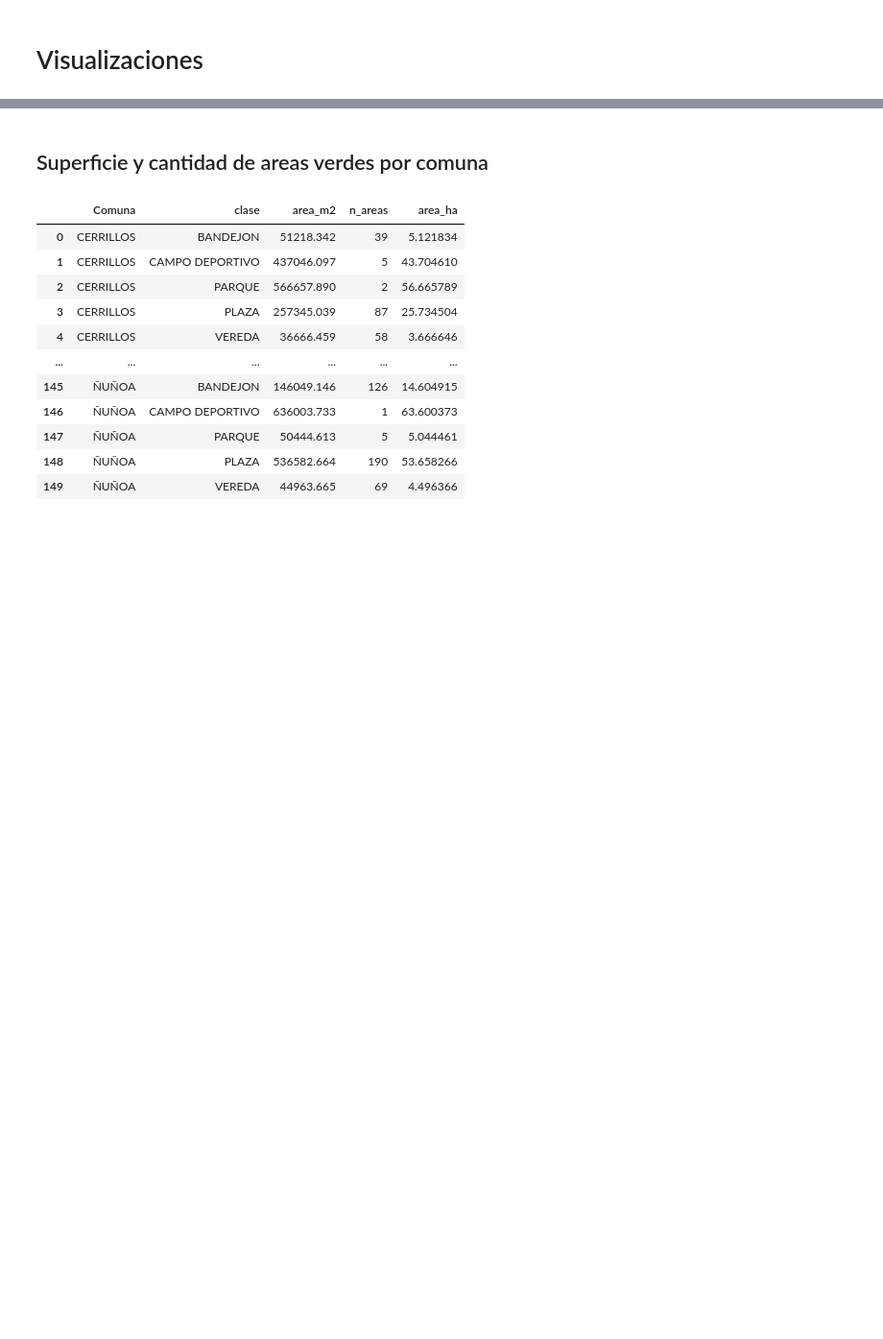
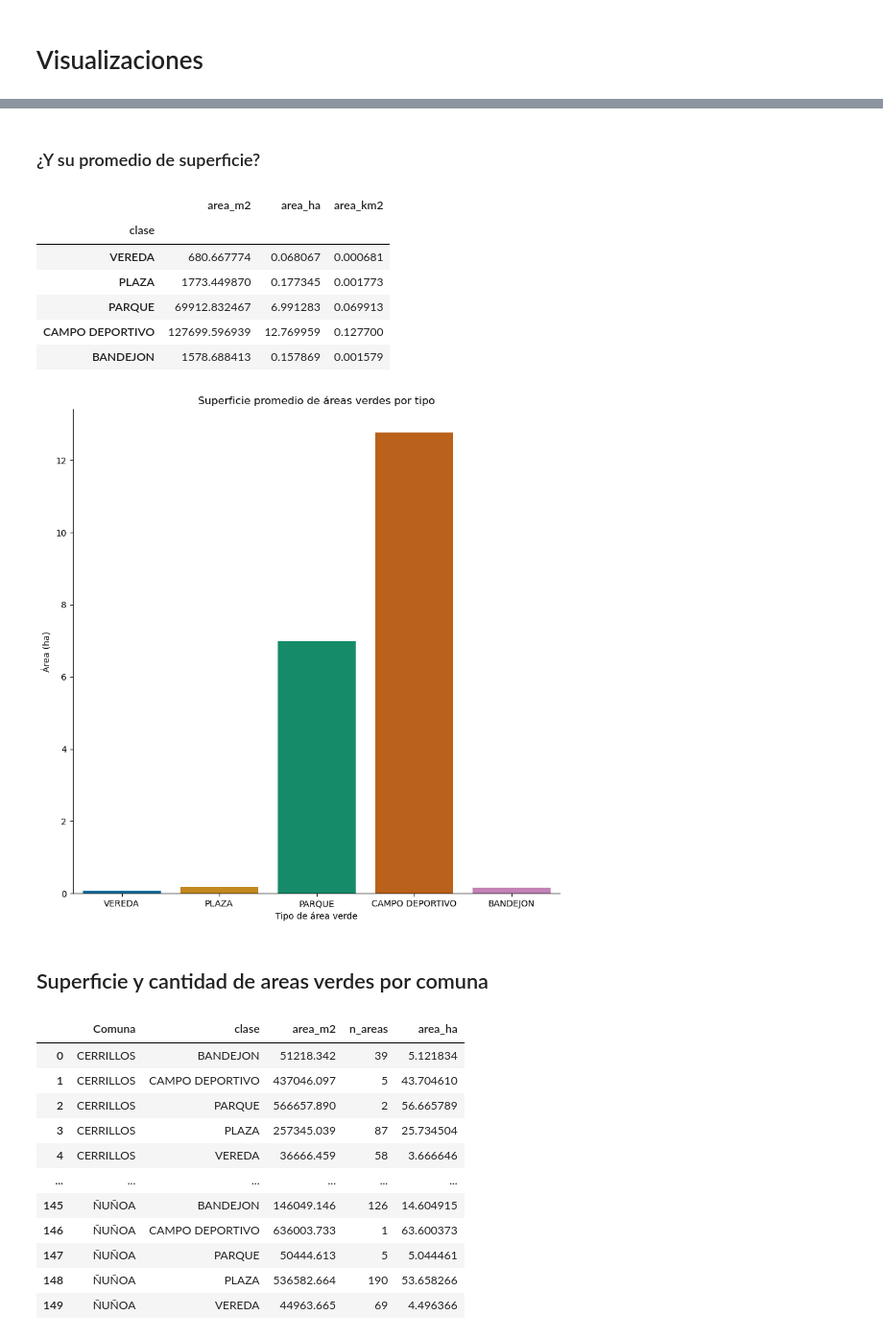
Before and after one commit to DamnXitri/project-areas_verdes, a Jupyter notebook: notebooks/project/project.ipynb, the cells around one changed output, grey strips where cells are left out. Shown at 96% size. Drawn from its saved outputs; the diff is of its cells as text; code cells hidden in the pictures; blank space fills up the shorter version.

```diff
--- a/notebooks/project/project.ipynb
+++ b/notebooks/project/project.ipynb
@@ -85,3 +132,36 @@ Comunas no presentes en areas_verdes:
+# %% [markdown]
+
+### ¿Y su promedio de superficie?
+# %%
+# promedio de superficie por tipo
+superficie_promedio_tipo = areas_verdes.groupby("clase").agg({"area_m2": "mean", "area_ha": "mean"}).sort_values("clase", ascending=False)
+superficie_promedio_tipo["area_km2"] = superficie_promedio_tipo["area_m2"] / 1e6
+
+# plot
+fig, ax = plt.subplots(figsize=(10, 10))
+sns.barplot(
+    data=superficie_promedio_tipo,
+    x=superficie_promedio_tipo.index,
+    y="area_ha",
+    ax=ax,
+    palette="colorblind",
+    dodge=False,
+)
+ax.set_xlabel("Tipo de área verde")
+ax.set_ylabel("Área (ha)")
+ax.set_title("Superficie promedio de áreas verdes por tipo")
+sns.despine()
+
+superficie_promedio_tipo
+# %% [output]
+|  | area_m2 | area_ha | area_km2 |
+| clase |  |  |  |
+| VEREDA | 680.667774 | 0.068067 | 0.000681 |
+| PLAZA | 1773.449870 | 0.177345 | 0.001773 |
+| PARQUE | 69912.832467 | 6.991283 | 0.069913 |
+| CAMPO DEPORTIVO | 127699.596939 | 12.769959 | 0.127700 |
+| BANDEJON | 1578.688413 | 0.157869 | 0.001579 |
+[figure, added]
 # %% [markdown]
 ## Superficie y cantidad de areas verdes por comuna
 # %%
```
Also changed, not shown: parts of 17 cells of this notebook.
